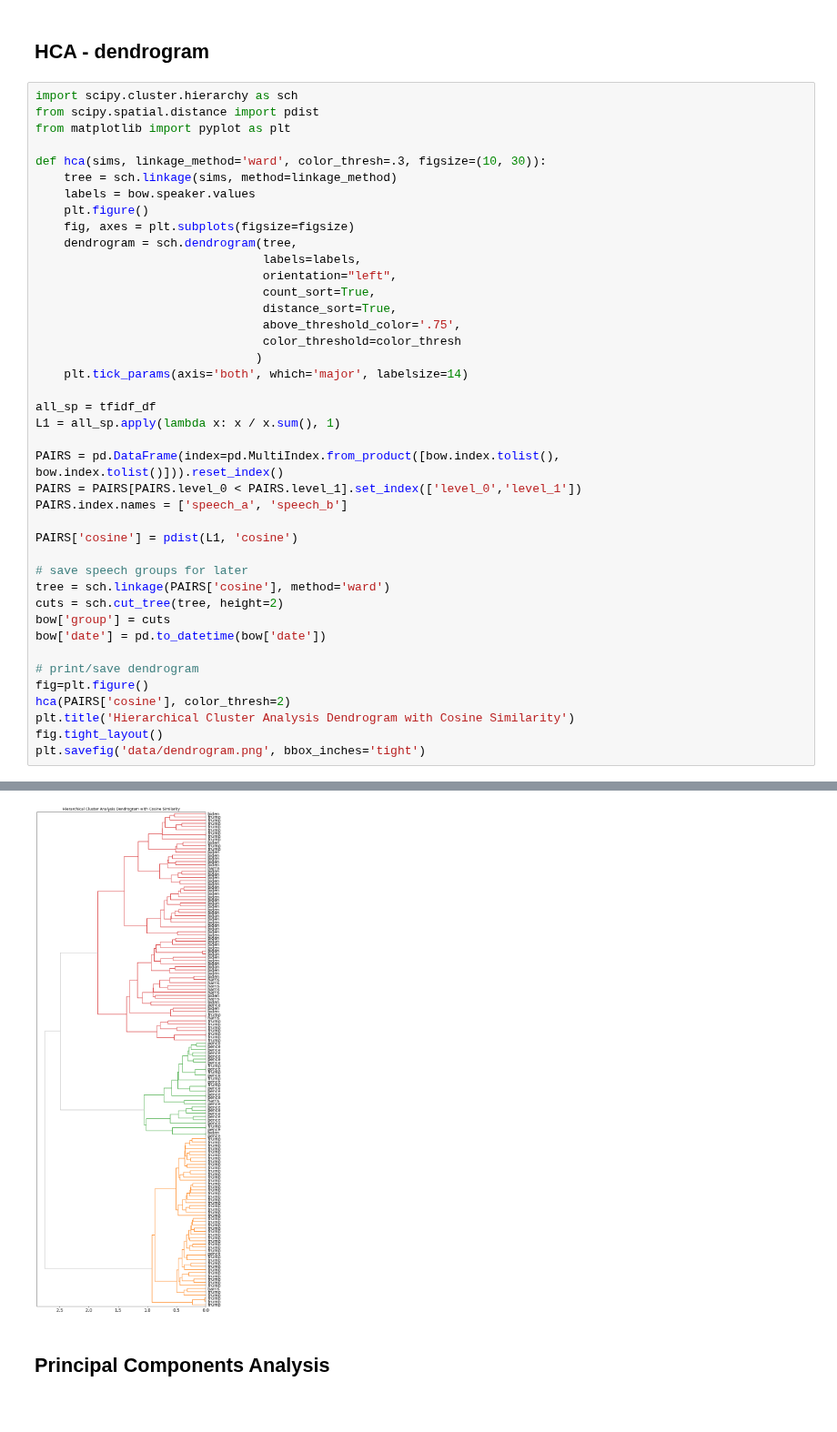
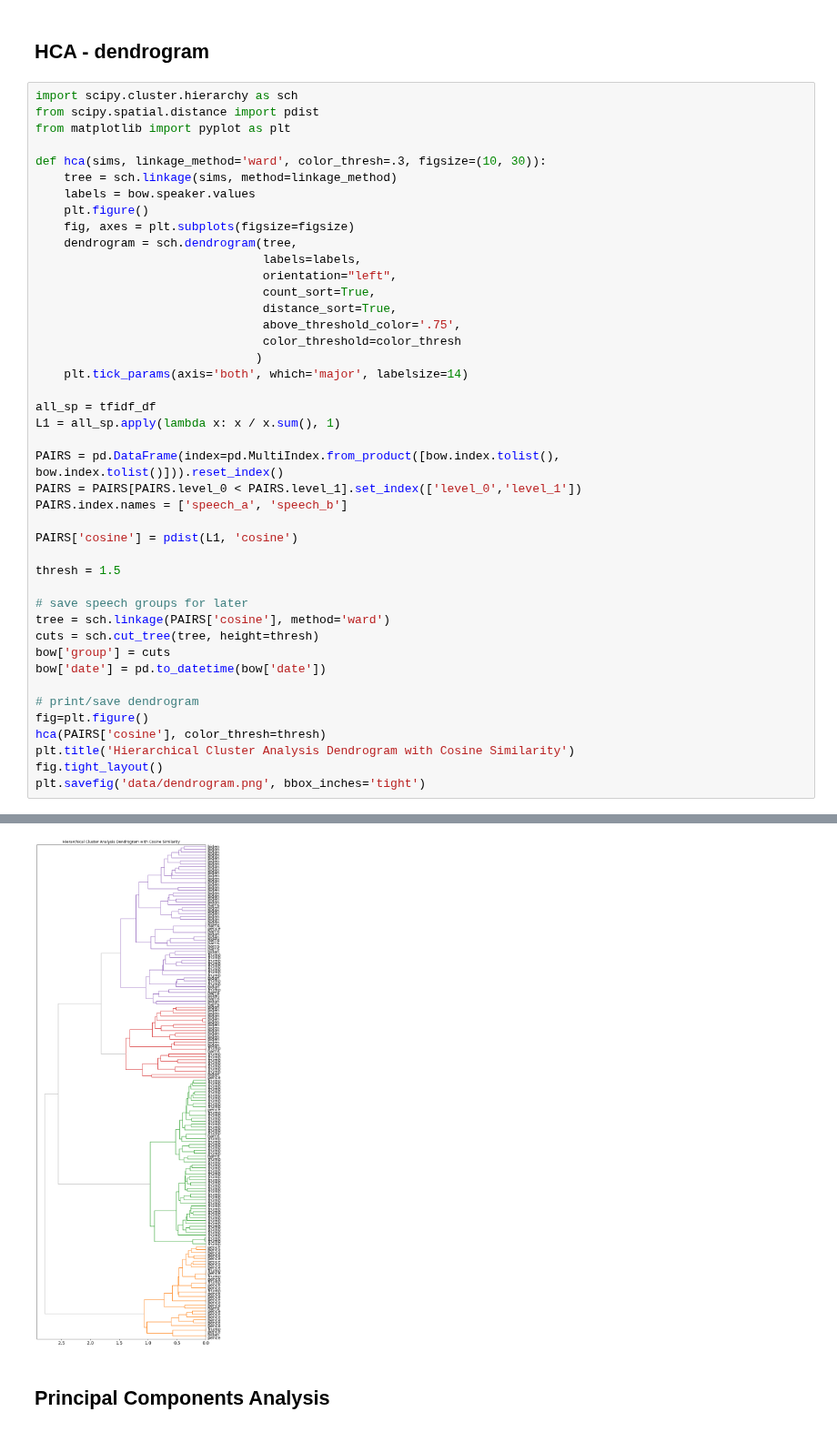
Before and after one commit to kfinity/capstone-speeches, a Jupyter notebook: tfidf.ipynb, the cells around one changed output, grey strips where cells are left out. Shown at 91% size. Cells and saved outputs as stored; diff of their text form.

```diff
--- a/tfidf.ipynb
+++ b/tfidf.ipynb
@@ -124,36 +124,38 @@ def hca(sims, linkage_method='ward', color_thresh=.3, figsize=(10, 30)):
                                 orientation="left",
                                 count_sort=True,
                                 distance_sort=True,
                                 above_threshold_color='.75',
                                 color_threshold=color_thresh
                                )
     plt.tick_params(axis='both', which='major', labelsize=14)
 
 all_sp = tfidf_df
 L1 = all_sp.apply(lambda x: x / x.sum(), 1)
 
 PAIRS = pd.DataFrame(index=pd.MultiIndex.from_product([bow.index.tolist(), bow.index.tolist()])).reset_index()
 PAIRS = PAIRS[PAIRS.level_0 < PAIRS.level_1].set_index(['level_0','level_1'])
 PAIRS.index.names = ['speech_a', 'speech_b']
 
 PAIRS['cosine'] = pdist(L1, 'cosine')
 
+thresh = 1.5
+
 # save speech groups for later
 tree = sch.linkage(PAIRS['cosine'], method='ward')
-cuts = sch.cut_tree(tree, height=2)
+cuts = sch.cut_tree(tree, height=thresh)
 bow['group'] = cuts
 bow['date'] = pd.to_datetime(bow['date'])
 
 # print/save dendrogram
 fig=plt.figure()
-hca(PAIRS['cosine'], color_thresh=2)
+hca(PAIRS['cosine'], color_thresh=thresh)
 plt.title('Hierarchical Cluster Analysis Dendrogram with Cosine Similarity')
 fig.tight_layout()
 plt.savefig('data/dendrogram.png', bbox_inches='tight')
 # %% [output]
 <Figure size 432x288 with 0 Axes>
 <Figure size 432x288 with 0 Axes>
-[figure, old version]
+[figure, new version]
 # %% [markdown]
 ## Principal Components Analysis
 # %%
```
Also changed, not shown: parts of 2 cells of this notebook, 11 other files.
